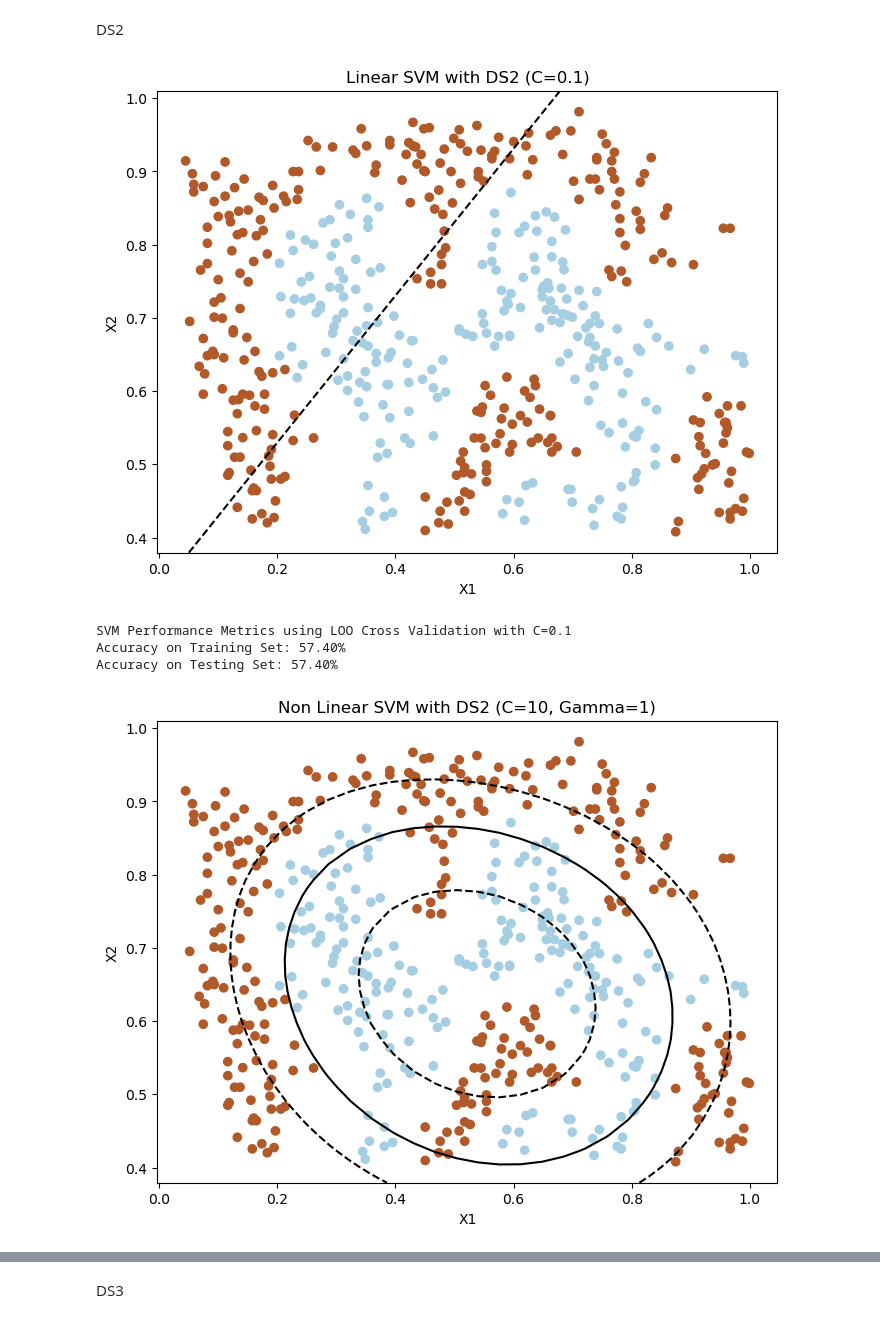
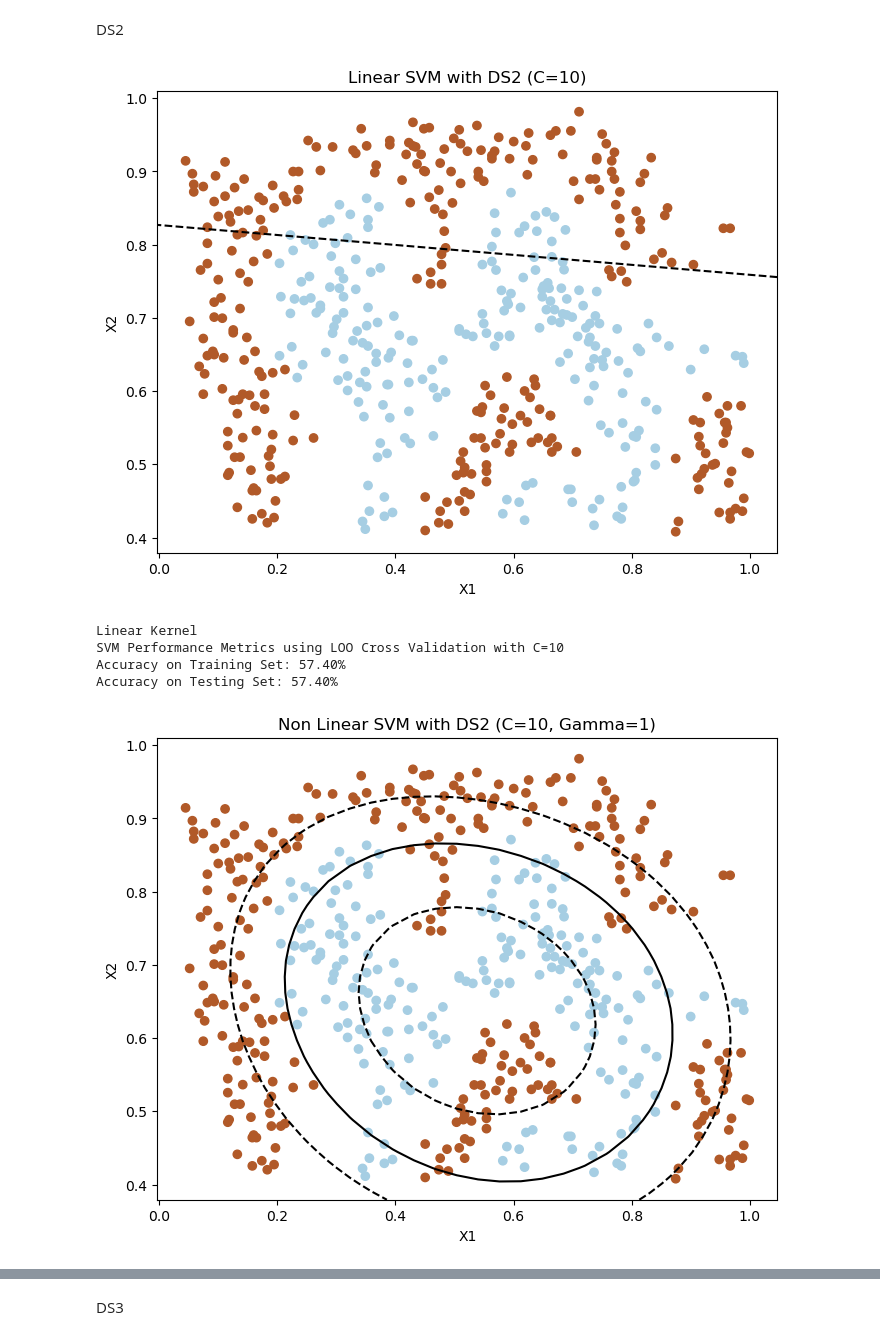
Before and after one commit to asif-jc/Support-Vector-Machine, a Jupyter notebook: Linear SVM Model.ipynb, the cells around one changed output, grey strips where cells are left out. Cells and saved outputs as stored; diff of their text form; code cells hidden in the pictures.

```diff
--- a/Linear SVM Model.ipynb
+++ b/Linear SVM Model.ipynb
@@ -91,7 +91,7 @@ X,y = GenerateNonLinearlySeparableDatasetDS1(n = 50)
 DS1(X,y)
 
 # Task 2
-C = 10
+C = 0.1
 svm = FitLinearSVM(C, X, y)
 PlotDecisionBoundaries(C, X, y, svm, plot_title = 'Linear SVM with DS1 (C={})'.format(C))
 
@@ -99,13 +99,13 @@ PlotDecisionBoundaries(C, X, y, svm, plot_title = 'Linear SVM with DS1 (C={})'.f
 train_performance, test_performance = LeaveOneOutCV(C, X, y, svm)
 
 # Task 4
-C = 1
+# C = 1
+# svm = FitLinearSVM(C, X, y)
+# PlotDecisionBoundaries(C, X, y, svm, plot_title = 'Linear SVM with DS1 (C={})'.format(C))
+# train_performance, test_performance = LeaveOneOutCV(C, X, y, svm)
+
+C = 10
 svm = FitLinearSVM(C, X, y)
 PlotDecisionBoundaries(C, X, y, svm, plot_title = 'Linear SVM with DS1 (C={})'.format(C))
 train_performance, test_performance = LeaveOneOutCV(C, X, y, svm)
-
-C = 0.1
-svm = FitLinearSVM(C, X, y)
-PlotDecisionBoundaries(C, X, y, svm, plot_title = 'Linear SVM with DS1 (C={})'.format(C))
-train_performance, test_performance = LeaveOneOutCV(C, X, y, svm)
 # %% [output]
@@ -144,25 +164,26 @@ def RBFSVM(gamma, X, y, C):
 # %%
 # Task 1
 # Restructuring DS2 as model input
 DS2 = pd.read_csv('D2.csv', header = None)
 X, y = [0, 1], DS2[2]
 X = DS2[X].values
 
-C = 0.1
-param_grid = {'C': [0.1, 1, 10]}
+C = 10
 svm = FitLinearSVM(C, X, y)
 PlotDecisionBoundaries(C, X, y, svm, plot_title = 'Linear SVM with DS2 (C={})'.format(C))
+print('Linear Kernel')
 train_performance, test_performance = LeaveOneOutCV(C, X, y, svm)
 
 # Task 2
 C, gamma = 10, 1
-
 svm = RBFSVM(gamma, X, y, C)
 PlotDecisionBoundaries(C, X, y, svm, plot_title = ('Non Linear SVM with DS2 (C={}, Gamma={})'.format(C, gamma)))
+print('Non-Linear Kernel (Radial Based Function)')
 train_performance, test_performance = LeaveOneOutCV(C, X, y, svm)
 # %% [output]
-[figure, old version]
+[figure, new version]
-SVM Performance Metrics using LOO Cross Validation with C=0.1
+Linear Kernel
+SVM Performance Metrics using LOO Cross Validation with C=10
 Accuracy on Training Set: 57.40%
 Accuracy on Testing Set: 57.40%
 [figure]
```
Also changed, not shown: parts of 11 cells of this notebook, 1 other file.
